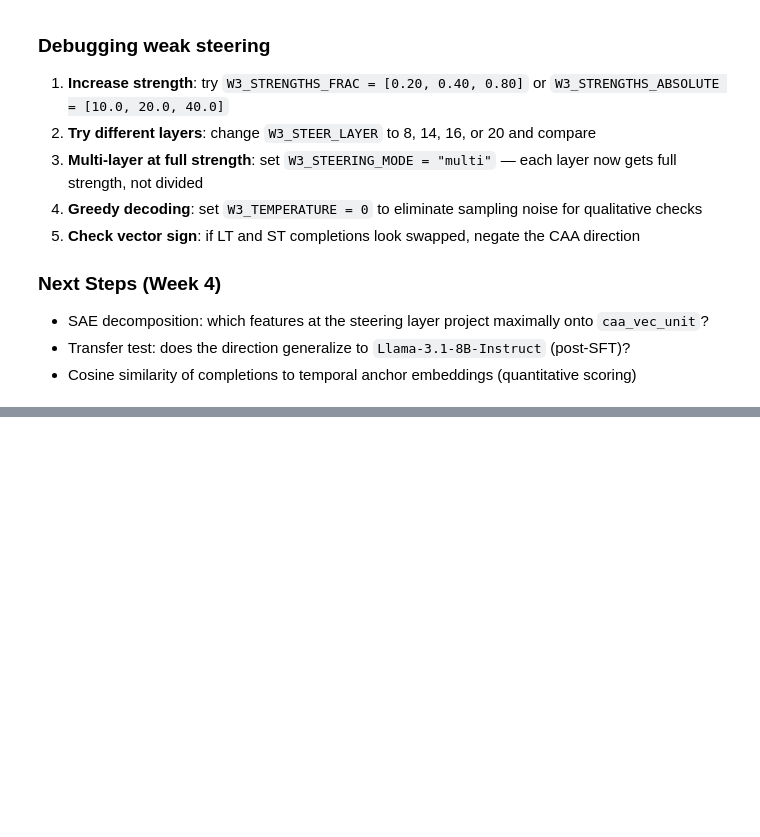
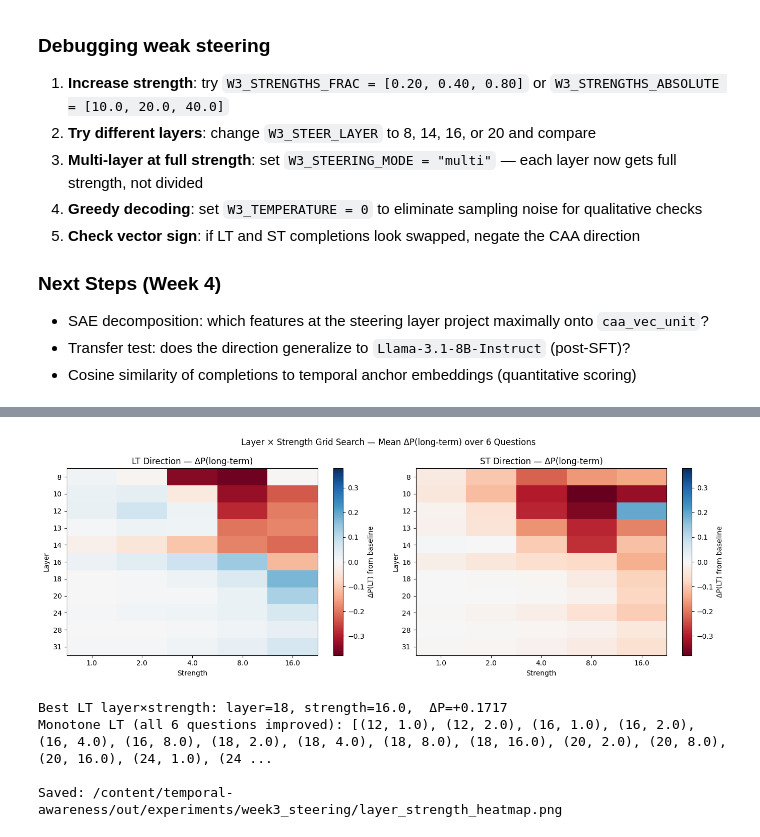
Before and after one commit to Avi161/temporal-awareness, a Jupyter notebook: notebooks/06_probing_and_steering.ipynb, the cells around one changed output, grey strips where cells are left out. Cells and saved outputs as stored; diff of their text form; code cells hidden in the pictures; blank space fills up the shorter version.

```diff
--- a/notebooks/06_probing_and_steering.ipynb
+++ b/notebooks/06_probing_and_steering.ipynb
@@ -1526,0 +1827,73 @@ Saved: /content/temporal-awareness/out/experiments/week3_steering/token_distribu
+# %%
+# ── Cell 69 (Section 17) ──────────────────────────────────────────────────
+if W3_RUN_BINARY_CHOICE and bc_results:
+    import itertools
+
+    GRID_LAYERS    = [8, 10, 12, 13, 14, 16, 18, 20, 24, 28, 31]
+    GRID_STRENGTHS = [1.0, 2.0, 4.0, 8.0, 16.0]
+
+    # baseline per question (already computed)
+    baseline_per_q = [bc_results[qi]['conditions']['baseline'] for qi in range(len(BINARY_QUESTIONS))]
+
+    # Store ΔP(LT) = mean_q(P_steered - P_baseline)
+    grid_lt  = np.zeros((len(GRID_LAYERS), len(GRID_STRENGTHS)))  # LT direction
+    grid_st  = np.zeros((len(GRID_LAYERS), len(GRID_STRENGTHS)))  # ST direction
+    monotone_lt = []  # (layer, strength) where ALL 6 questions increase
+
+    total_grid = len(GRID_LAYERS) * len(GRID_STRENGTHS) * 2 * len(BINARY_QUESTIONS)
+    done_grid  = 0
+
+    for li, L in enumerate(GRID_LAYERS):
+        for si, s in enumerate(GRID_STRENGTHS):
+            p_lt_per_q  = []
+            p_st_per_q  = []
+            for qi, q in enumerate(BINARY_QUESTIONS):
+                hooks_lt = _make_hooks([L], +1.0, s)
+                hooks_st = _make_hooks([L], -1.0, s)
+                plt_val  = _p_lt(q['question'], hooks_lt)
+                pst_val  = _p_lt(q['question'], hooks_st)
+                p_lt_per_q.append(plt_val)
+                p_st_per_q.append(pst_val)
+                done_grid += 2
+            mean_lt_delta = float(np.mean([p - b for p, b in zip(p_lt_per_q, baseline_per_q)]))
+            mean_st_delta = float(np.mean([p - b for p, b in zip(p_st_per_q, baseline_per_q)]))
+            grid_lt[li, si] = mean_lt_delta
+            grid_st[li, si] = mean_st_delta
+            if all(p > b for p, b in zip(p_lt_per_q, baseline_per_q)):
+                monotone_lt.append((L, s))
+            print(f'  L={L:2d} s={s:5.1f}  ΔP(LT)={mean_lt_delta:+.4f}  ΔP(ST)={mean_st_delta:+.4f}'
+                  f'  [{done_grid}/{total_grid}]')
+
+    # ── Heatmap ───────────────────────────────────────────────────────────────
+    fig, axes = plt.subplots(1, 2, figsize=(14, 5))
+    _vmax = max(abs(grid_lt).max(), abs(grid_st).max())
+
+    for ax, grid, title in zip(
+        axes,
+        [grid_lt, grid_st],
+        ['LT Direction — ΔP(long-term)', 'ST Direction — ΔP(long-term)'],
+    ):
+        im = ax.imshow(grid, aspect='auto', cmap='RdBu', vmin=-_vmax, vmax=_vmax)
+        ax.set_xticks(range(len(GRID_STRENGTHS)))
+        ax.set_xticklabels([str(s) for s in GRID_STRENGTHS])
+        ax.set_yticks(range(len(GRID_LAYERS)))
+        ax.set_yticklabels([str(L) for L in GRID_LAYERS])
+        ax.set_xlabel('Strength')
+        ax.set_ylabel('Layer')
+        ax.set_title(title)
+        plt.colorbar(im, ax=ax, label='ΔP(LT) from baseline')
+
+    plt.suptitle('Layer × Strength Grid Search — Mean ΔP(long-term) over 6 Questions')
+    plt.tight_layout()
+    plt.savefig(W3_OUT_DIR / 'layer_strength_heatmap.png', dpi=150, bbox_inches='tight')
+    plt.show()
+
+    li_best, si_best = np.unravel_index(np.argmax(grid_lt), grid_lt.shape)
+    print(f'\nBest LT layer×strength: layer={GRID_LAYERS[li_best]}, '
+          f'strength={GRID_STRENGTHS[si_best]},  ΔP={grid_lt[li_best, si_best]:+.4f}')
+    if monotone_lt:
+        print(f'Monotone LT (all 6 questions improved): {monotone_lt}')
+    else:
+        print('No (layer, strength) achieved monotone improvement across all 6 questions.')
+    print(f'\nSaved: {W3_OUT_DIR / "layer_strength_heatmap.png"}')
+# %% [output]
@@ -1526,0 +1917,5 @@ Saved: /content/temporal-awareness/out/experiments/week3_steering/token_distribu
+[figure, added]
+Best LT layer×strength: layer=18, strength=16.0,  ΔP=+0.1717
+Monotone LT (all 6 questions improved): [(12, 1.0), (12, 2.0), (16, 1.0), (16, 2.0), (16, 4.0), (16, 8.0), (18, 2.0), (18, 4.0), (18, 8.0), (18, 16.0), (20, 2.0), (20, 8.0), (20, 16.0), (24, 1.0), (24 ...
+
+Saved: /content/temporal-awareness/out/experiments/week3_steering/layer_strength_heatmap.png
```
Also changed, not shown: parts of 46 cells of this notebook, 4 other files.
